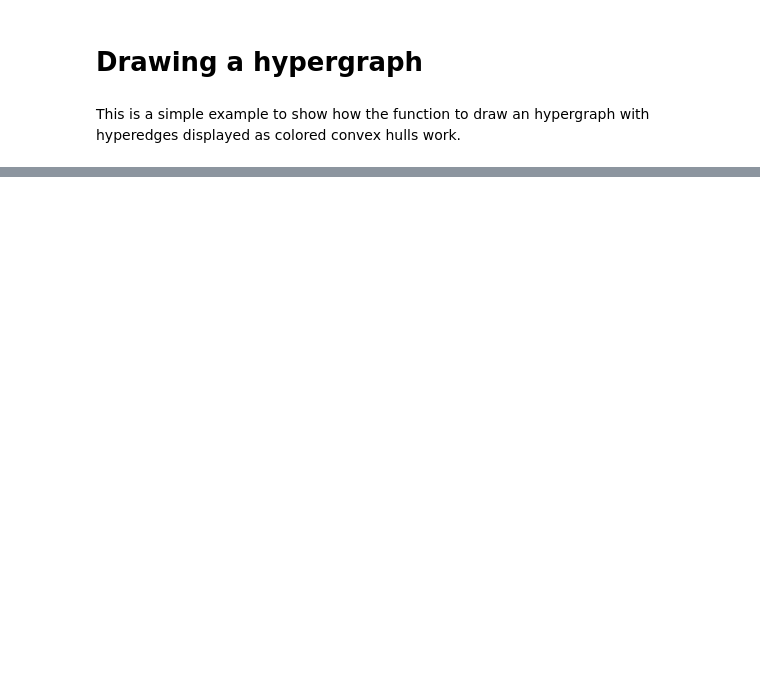
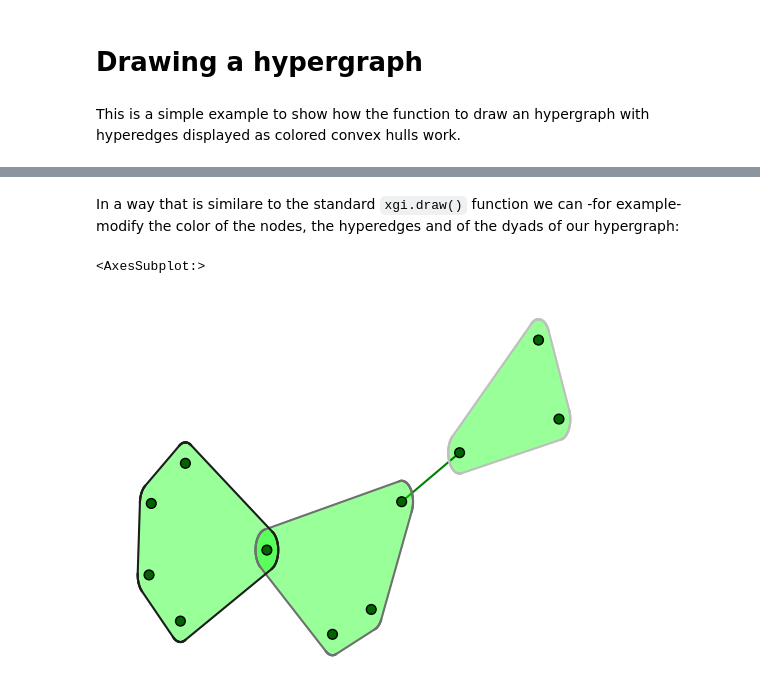
Before and after one commit to xgi-org/xgi, a Jupyter notebook: convex_hull_drawing_example.ipynb, the cells around one changed output, grey strips where cells are left out. Saved outputs shown, nothing was run; the diff lists cells and outputs as text; code cells hidden in the pictures; blank space fills up the shorter version.

Commit message:
Update convex_hull_drawing_example.ipynb
Update tutorial

```diff
--- a/convex_hull_drawing_example.ipynb
+++ b/convex_hull_drawing_example.ipynb
@@ -14,0 +18,7 @@ xgi.draw_hypergraph_hull(H)
+# %% [markdown]
+In a way that is similare to the standard `xgi.draw()` function we can -for example- modify the color of the nodes, the hyperedges and of the dyads of our hypergraph:
+# %%
+xgi.draw_hypergraph_hull(H, dyad_color='green', edge_fc='lime', node_fc='darkgreen')
+# %% [output]
+<AxesSubplot:>
+[figure, added]
```
Also changed, not shown: parts of 9 cells of this notebook.
